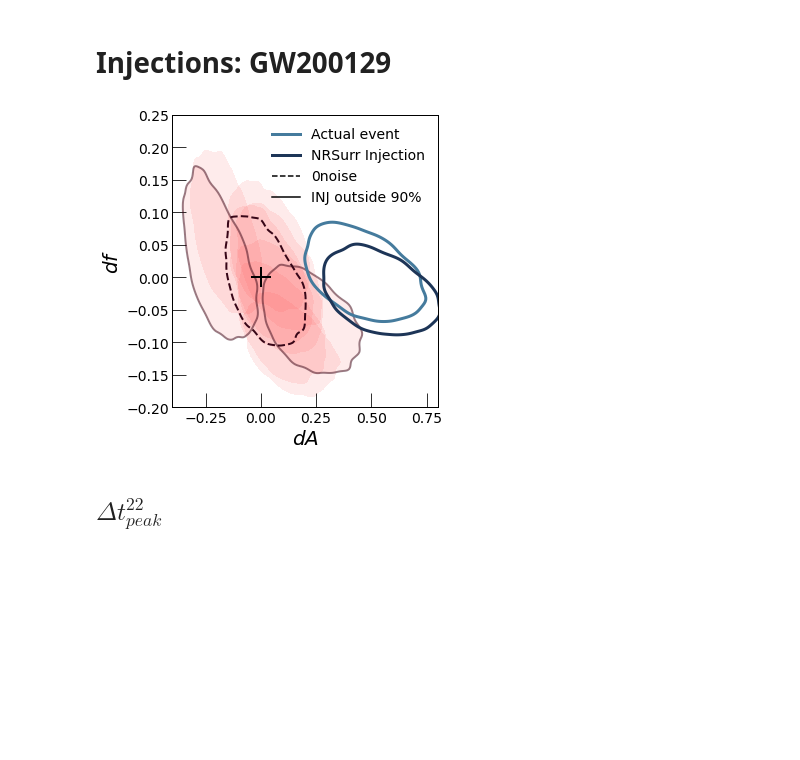
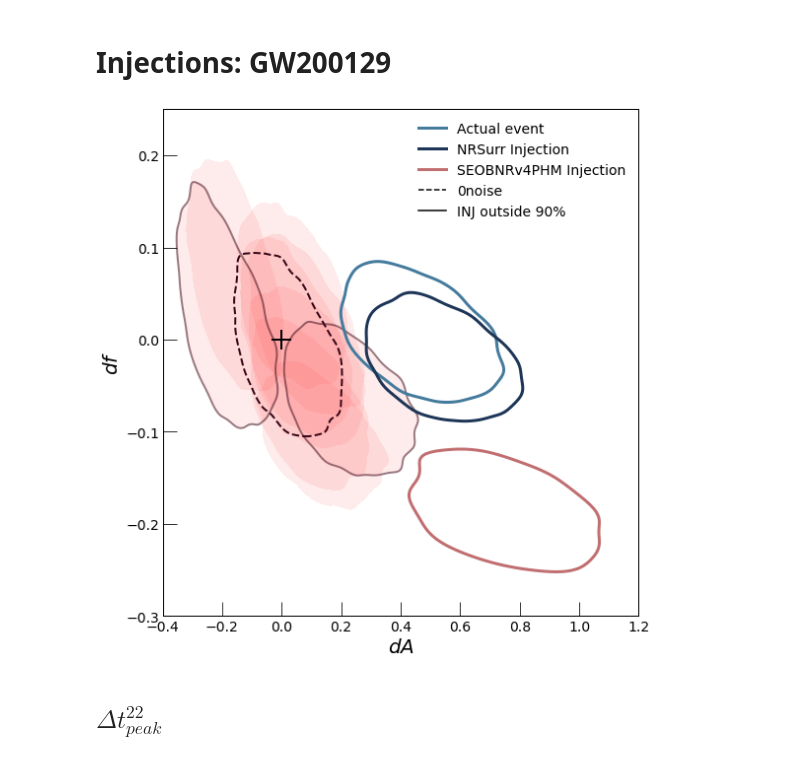
Before and after one commit to abhirup-ghosh/spinqnm, a Jupyter notebook: notebooks/eob_merger_modifications_PE.ipynb, the cells around one changed output. Cells and saved outputs as stored; diff of their text form; code cells hidden in the pictures; blank space fills up the shorter version.

Commit message:
updated SEOBNRv4PHM injection

```diff
--- a/notebooks/eob_merger_modifications_PE.ipynb
+++ b/notebooks/eob_merger_modifications_PE.ipynb
@@ -131,7 +131,7 @@ data_root = "../runs/eob_merger_tgr/injections/GW200129/gaussian_noise"
 
 inj_list = np.arange(9)
 # %%
-fig = plt.figure(figsize=(5,5))
+fig = plt.figure(figsize=(8,8))
 ax = fig.add_subplot(111)
 
 for inj in inj_list:
@@ -148,36 +148,42 @@ for inj in inj_list:
 data = np.genfromtxt("../runs/eob_merger_tgr/injections/GW200129/zeronoise/cbcBayes/posterior_samples.dat", names=True, dtype=None)
 da, df = data["dnra"], data["dnromega"]
 sns.kdeplot(x=data["dnra"], y=data["dnromega"], color='#370617', levels=[0.1], ax=ax, linewidths=2, linestyles='--')
 
 # actual event
 data = np.genfromtxt("../runs/eob_merger_tgr/GW200129_wider_dnra/cbcBayes/posterior_samples.dat", names=True, dtype=None)
 da, df = data["dnra"], data["dnromega"]
 sns.kdeplot(x=data["dnra"], y=data["dnromega"], color='#457b9d', levels=[0.4], ax=ax, linewidths=3)
 
 # NR surrogate
 data = np.genfromtxt("../runs/eob_merger_tgr/injections/GW200129/zeronoise_NRSurr/cbcBayes/posterior_samples.dat", names=True, dtype=None)
 da, df = data["dnra"], data["dnromega"]
 sns.kdeplot(x=data["dnra"], y=data["dnromega"], color='#1d3557', levels=[0.3], ax=ax, linewidths=3)
 
+# SEOBNRv4PHM
+data = np.genfromtxt("../runs/eob_merger_tgr/injections/GW200129/zeronoise_SEOBNRv4PHM/cbcBayes/posterior_samples.dat", names=True, dtype=None)
+da, df = data["dnra"], data["dnromega"]
+sns.kdeplot(x=data["dnra"], y=data["dnromega"], color='#C16E70', levels=[0.5], ax=ax, linewidths=3)
+
 
 
 ax.plot(0,0,"k+", ms=20)
 ax.plot(0,0,color='#457b9d', linewidth=3, label='Actual event')
 ax.plot(0,0,color='#1d3557', linewidth=3, label='NRSurr Injection')
+ax.plot(0,0,color='#C16E70', linewidth=3, label='SEOBNRv4PHM Injection')
 ax.plot(0,0,ls='--', color='k', label='0noise')
 ax.plot(0,0,color='k', label='INJ outside 90%')
 ax.legend(loc="best")
 
-ax.set_xlim([-0.4, 0.8])
-ax.set_ylim([-0.2, 0.25])
+ax.set_xlim([-0.4, 1.2])
+ax.set_ylim([-0.3, 0.25])
 
 ax.set_xlabel("$dA$")
 ax.set_ylabel("$df$")
 
 plt.tight_layout()
 plt.savefig('./eob_merger_modifications_GW200129_injections.png')
 # %% [output]
-[figure, old version]
+[figure, new version]
 # %% [markdown]
 ## $\Delta t^{22}_{peak}$
 # %%
```
